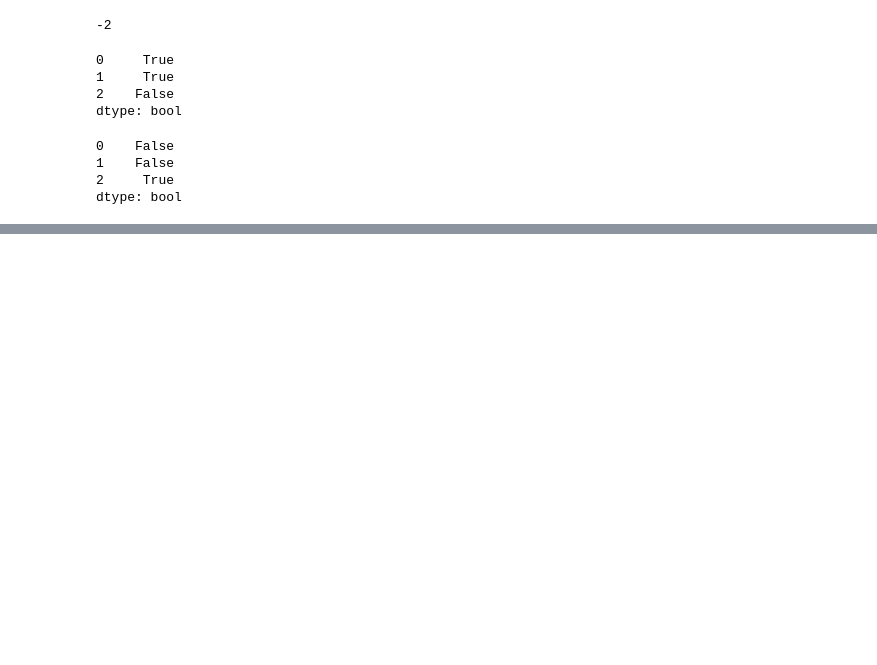
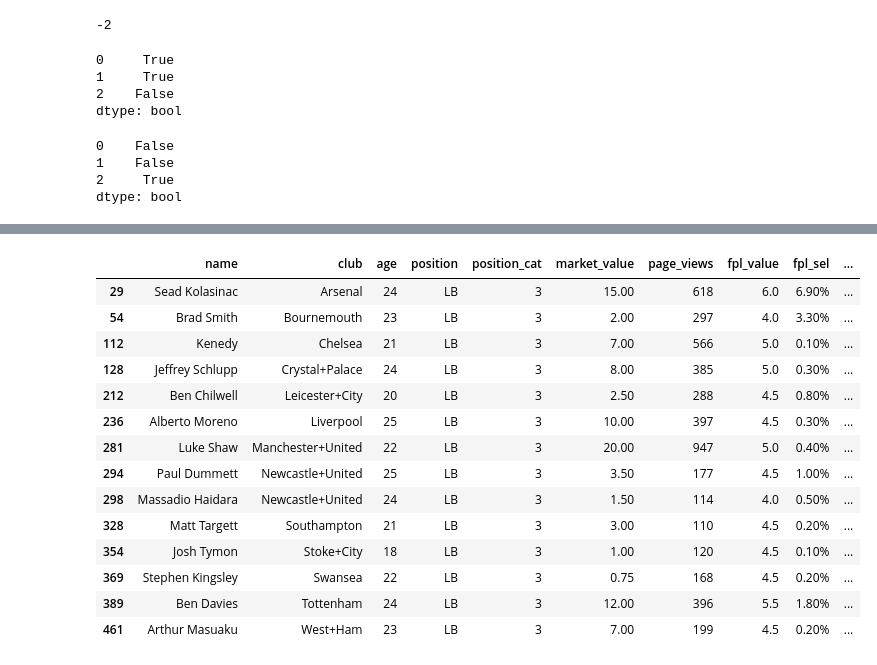
Before and after one commit to momchilantonov/ultimate_pandas_bootcamp, a Jupyter notebook: lectures/DataFrames in Depth.ipynb, the cells around one changed output, grey strips where cells are left out. Drawn from its saved outputs; the diff is of its cells as text; code cells hidden in the pictures; blank space fills up the shorter version.

```diff
--- a/lectures/DataFrames in Depth.ipynb
+++ b/lectures/DataFrames in Depth.ipynb
@@ -442,0 +484,18 @@ dtype: bool
+# %%
+players_data[(players_data.position == 'LB') & (players_data.age <= 25)]
+# %% [output]
+|  | name | club | age | position | position_cat | market_value | page_views | fpl_value | fpl_sel | ... |
+| 29 | Sead Kolasinac | Arsenal | 24 | LB | 3 | 15.00 | 618 | 6.0 | 6.90% | ... |
+| 54 | Brad Smith | Bournemouth | 23 | LB | 3 | 2.00 | 297 | 4.0 | 3.30% | ... |
+| 112 | Kenedy | Chelsea | 21 | LB | 3 | 7.00 | 566 | 5.0 | 0.10% | ... |
+| 128 | Jeffrey Schlupp | Crystal+Palace | 24 | LB | 3 | 8.00 | 385 | 5.0 | 0.30% | ... |
+| 212 | Ben Chilwell | Leicester+City | 20 | LB | 3 | 2.50 | 288 | 4.5 | 0.80% | ... |
+| 236 | Alberto Moreno | Liverpool | 25 | LB | 3 | 10.00 | 397 | 4.5 | 0.30% | ... |
+| 281 | Luke Shaw | Manchester+United | 22 | LB | 3 | 20.00 | 947 | 5.0 | 0.40% | ... |
+| 294 | Paul Dummett | Newcastle+United | 25 | LB | 3 | 3.50 | 177 | 4.5 | 1.00% | ... |
+| 298 | Massadio Haidara | Newcastle+United | 24 | LB | 3 | 1.50 | 114 | 4.0 | 0.50% | ... |
+| 328 | Matt Targett | Southampton | 21 | LB | 3 | 3.00 | 110 | 4.5 | 0.20% | ... |
+| 354 | Josh Tymon | Stoke+City | 18 | LB | 3 | 1.00 | 120 | 4.5 | 0.10% | ... |
+| 369 | Stephen Kingsley | Swansea | 22 | LB | 3 | 0.75 | 168 | 4.5 | 0.20% | ... |
+| 389 | Ben Davies | Tottenham | 24 | LB | 3 | 12.00 | 396 | 5.5 | 1.80% | ... |
+| 461 | Arthur Masuaku | West+Ham | 23 | LB | 3 | 7.00 | 199 | 4.5 | 0.20% | ... |
```
Also changed, not shown: parts of 9 cells of this notebook.
